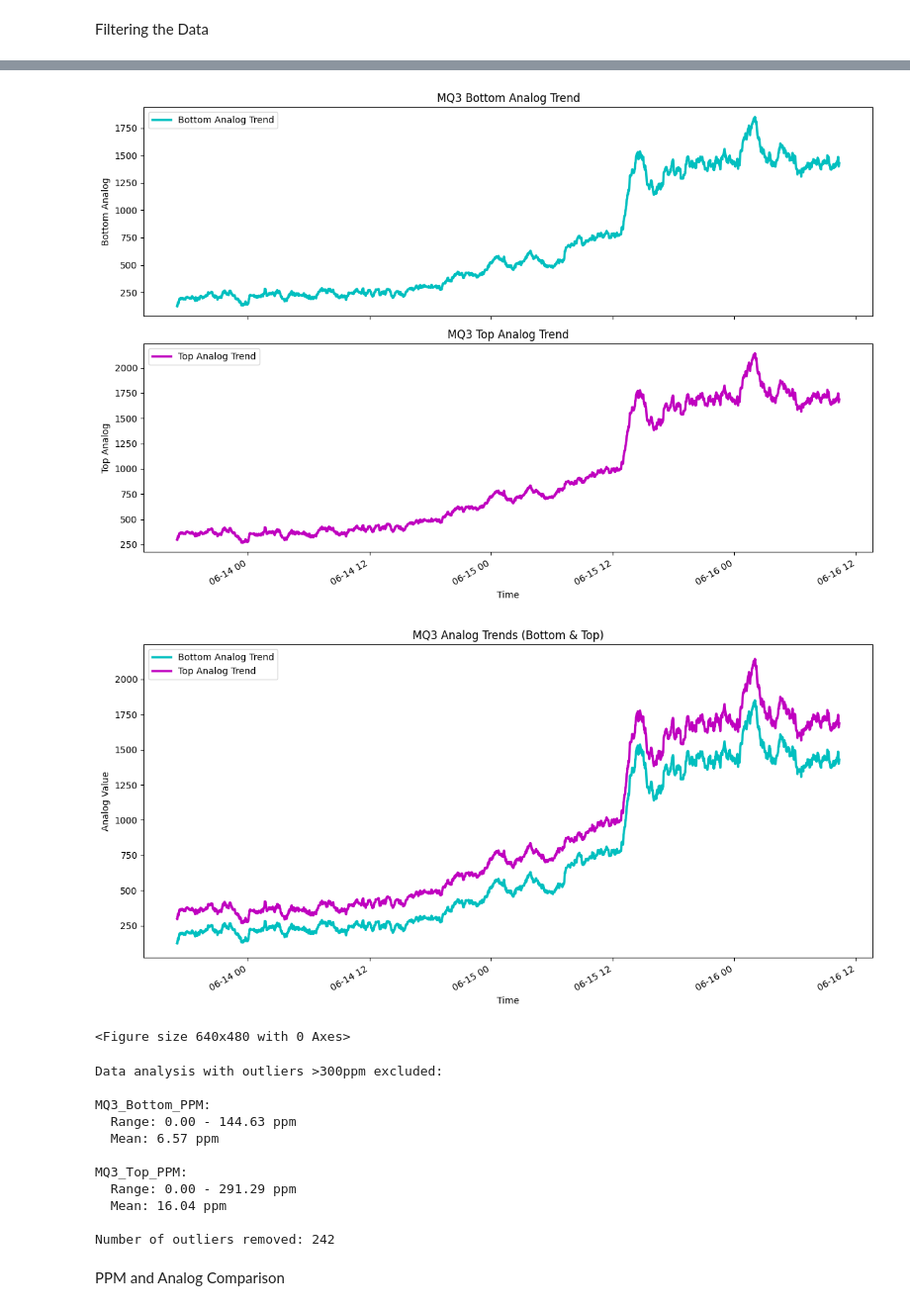
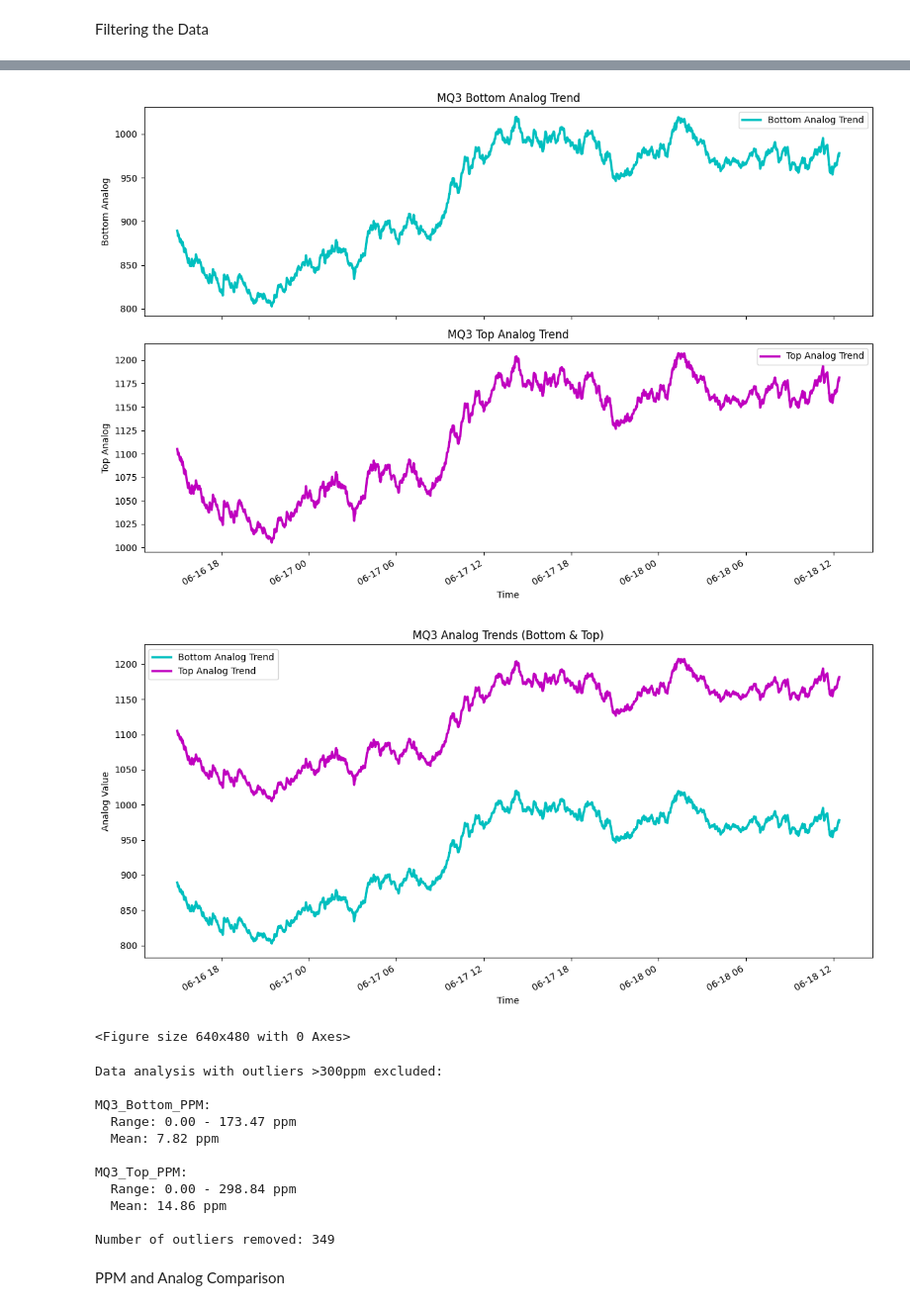
Before and after one commit to Ciaranm1999/E-Nose, a Jupyter notebook: Data_Filtering_Plotting.ipynb, the cells around one changed output, grey strips where cells are left out. Shown at 99% size. Cells and saved outputs as stored; diff of their text form; code cells hidden in the pictures.

```diff
--- a/Data_Filtering_Plotting.ipynb
+++ b/Data_Filtering_Plotting.ipynb
@@ -10,7 +10,7 @@ import numpy as np
 
 # Read the CSV file
 # The file has two columns: timestamp and a JSON string containing sensor data
-df_raw = pd.read_csv(r'Data\batch_one_data.csv', header=None, names=['timestamp', 'json_data'])
+df_raw = pd.read_csv(r'C:\Users\cmahe\OneDrive\Desktop\SSE Masters\Block 3\Smart Systems Project\E-Nose\Data\batch_two\batch_two_early_data.csv', header=None, names=['timestamp', 'json_data'])
 
 # Parse the JSON strings in the second column
 # First, we'll create a function to parse each JSON string
@@ -308,7 +308,7 @@ Number of outliers removed: 242
 # Read the filtered data from the CSV file
 import pandas as pd
 
-df_filtered = pd.read_csv('data/batch_one_filtered.csv', parse_dates=['Timestamp'])
+df_filtered = pd.read_csv(r'C:\Users\cmahe\OneDrive\Desktop\SSE Masters\Block 3\Smart Systems Project\E-Nose\Data\batch_two\batch_two_early_data_filtered.csv', parse_dates=['Timestamp'])
 
 # 3. Create simple plots focusing only on trend lines
 fig, axes = plt.subplots(3, 1, figsize=(12, 12), sharex=True)
@@ -403,17 +403,17 @@ if outlier_count > 0:
-[figure, old version]
+[figure, new version]
-[figure, old version]
+[figure, new version]
 <Figure size 640x480 with 0 Axes>
 Data analysis with outliers >300ppm excluded:
 
 MQ3_Bottom_PPM:
-  Range: 0.00 - 144.63 ppm
-  Mean: 6.57 ppm
+  Range: 0.00 - 173.47 ppm
+  Mean: 7.82 ppm
 
 MQ3_Top_PPM:
-  Range: 0.00 - 291.29 ppm
-  Mean: 16.04 ppm
+  Range: 0.00 - 298.84 ppm
+  Mean: 14.86 ppm
 
-Number of outliers removed: 242
+Number of outliers removed: 349
 # %% [markdown]
 PPM and Analog Comparison
 # %%
```
Also changed, not shown: parts of 4 cells of this notebook, 12 other files.
